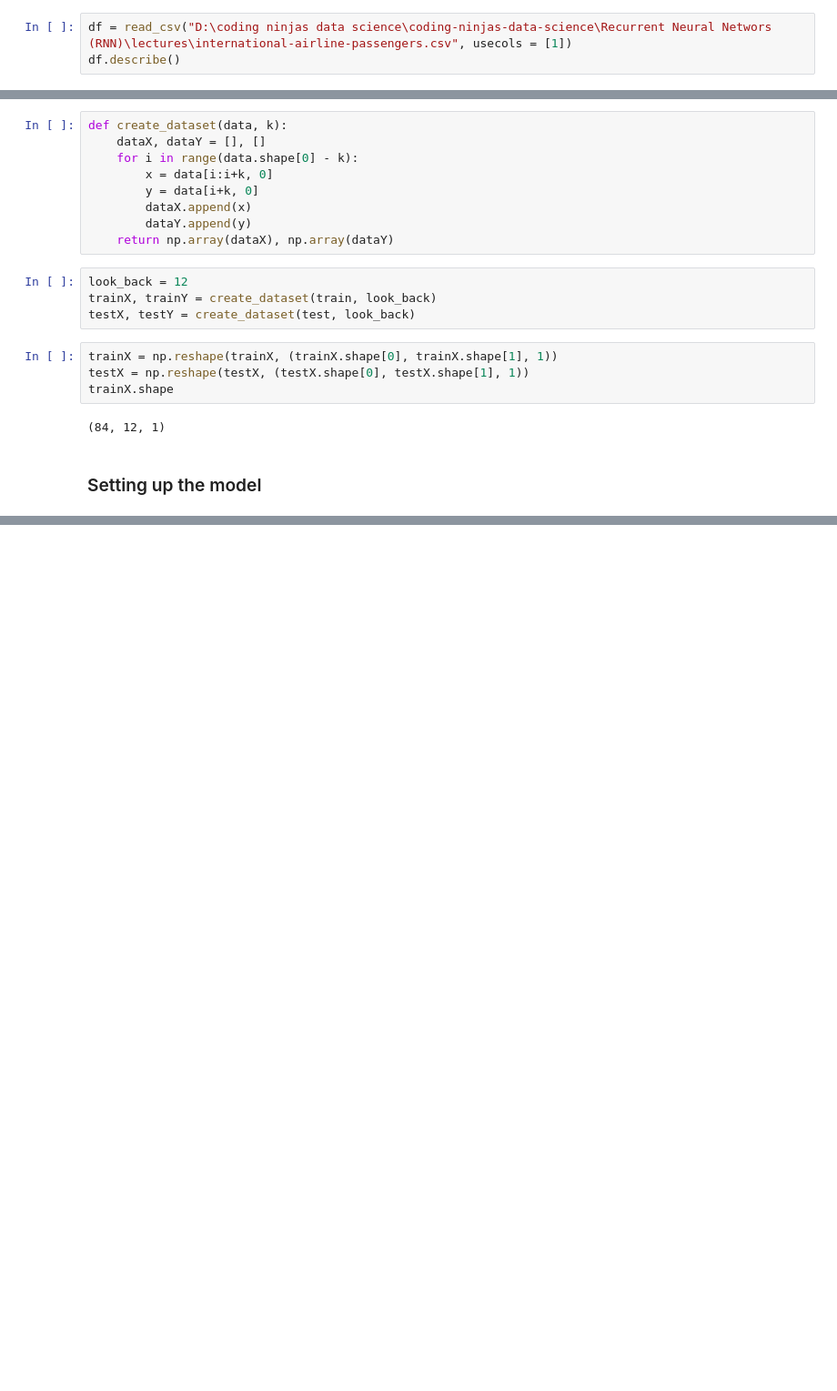
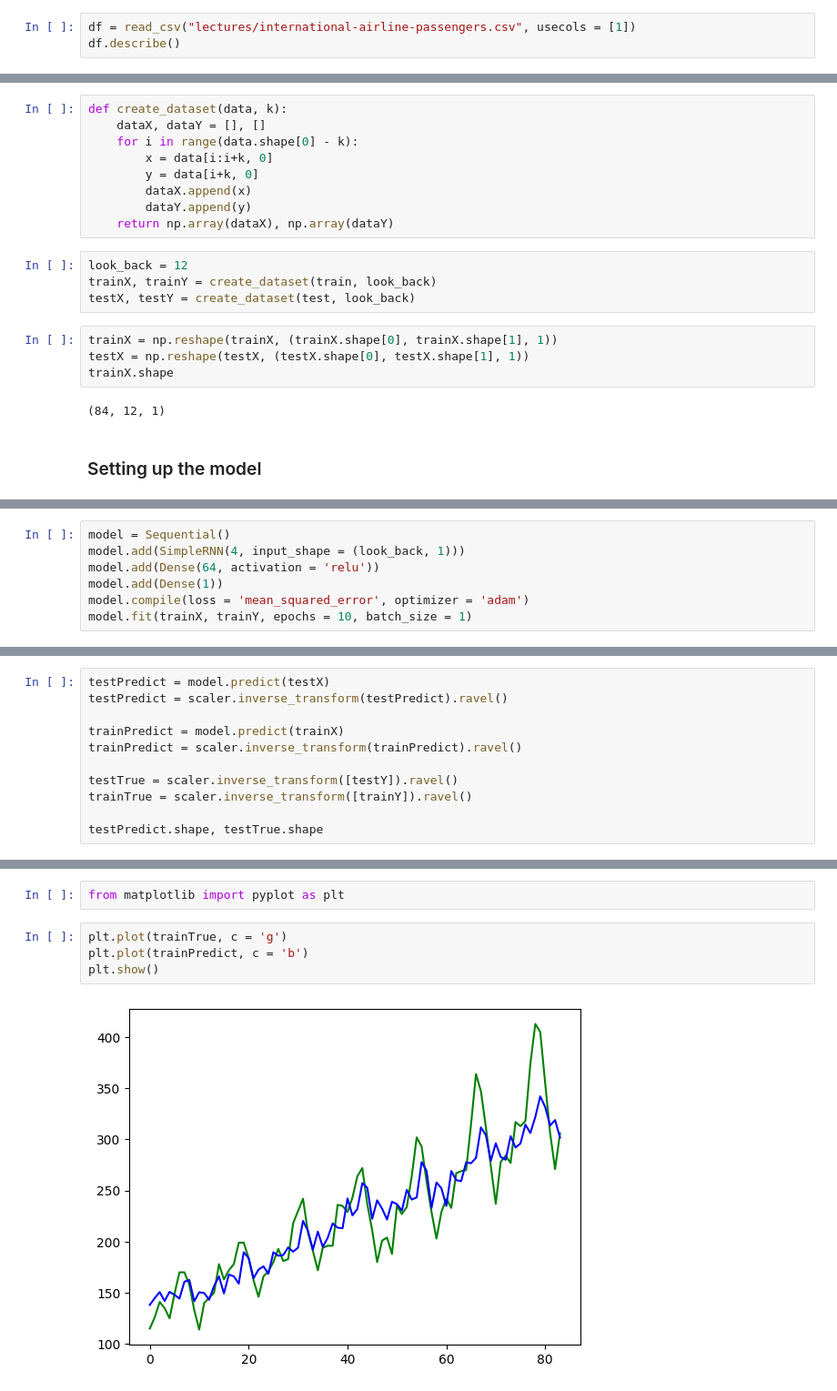
Before and after one commit to Diivvuu/coding-ninjas-data-science, a Jupyter notebook: Recurrent Neural Networs (RNN)/rnn airlines dataset practice.ipynb, the cells around one changed output, grey strips where cells are left out. Shown at 91% size. Cells and saved outputs as stored; diff of their text form; blank space fills up the shorter version.

```diff
--- a/Recurrent Neural Networs (RNN)/rnn airlines dataset practice.ipynb
+++ b/Recurrent Neural Networs (RNN)/rnn airlines dataset practice.ipynb
@@ -2,7 +2,7 @@
 from pandas import read_csv
 import numpy as np
 # %%
-df = read_csv("D:\coding ninjas data science\coding-ninjas-data-science\Recurrent Neural Networs (RNN)\lectures\international-airline-passengers.csv", usecols = [1])
+df = read_csv("lectures/international-airline-passengers.csv", usecols = [1])
 df.describe()
 # %% [output]
 |  | International airline passengers:... |
@@ -60,0 +58,7 @@ model.add(SimpleRMM(4, input_shape = (look_back, 1)))
+# %%
+model = Sequential()
+model.add(SimpleRNN(4, input_shape = (look_back, 1)))
+model.add(Dense(64, activation = 'relu'))
+model.add(Dense(1))
+model.compile(loss = 'mean_squared_error', optimizer = 'adam')
+model.fit(trainX, trainY, epochs = 10, batch_size = 1)
@@ -60,0 +84,11 @@ model.add(SimpleRMM(4, input_shape = (look_back, 1)))
+# %%
+testPredict = model.predict(testX)
+testPredict = scaler.inverse_transform(testPredict).ravel()
+
+trainPredict = model.predict(trainX)
+trainPredict = scaler.inverse_transform(trainPredict).ravel()
+
+testTrue = scaler.inverse_transform([testY]).ravel()
+trainTrue = scaler.inverse_transform([trainY]).ravel()
+
+testPredict.shape, testTrue.shape
@@ -60,0 +99,8 @@ model.add(SimpleRMM(4, input_shape = (look_back, 1)))
+# %%
+from matplotlib import pyplot as plt
+# %%
+plt.plot(trainTrue, c = 'g')
+plt.plot(trainPredict, c = 'b')
+plt.show()
+# %% [output]
+[figure, added]
```
Also changed, not shown: parts of 6 cells of this notebook.
